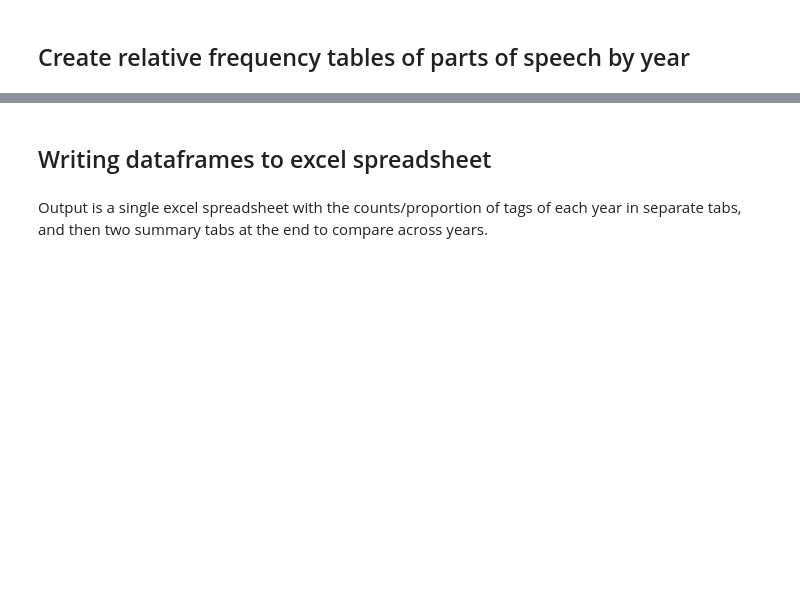
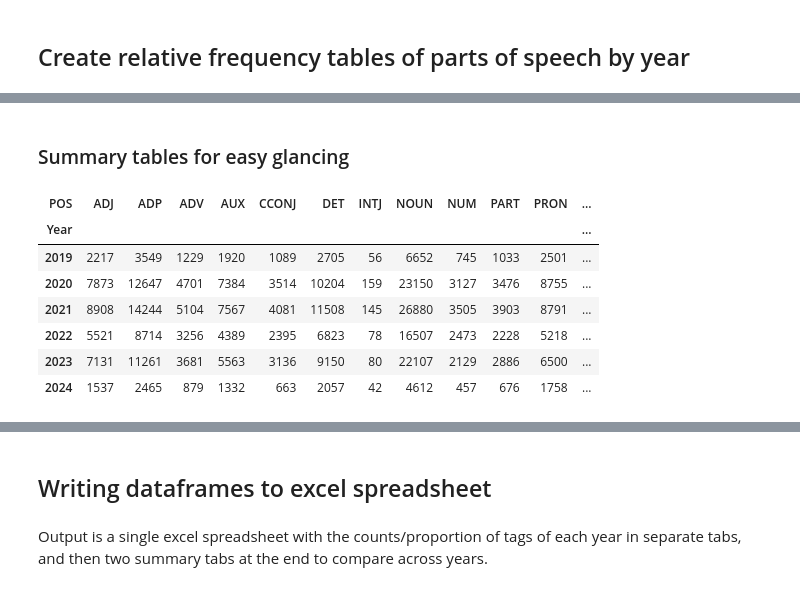
Before and after one commit to sfu-discourse-lab/fake_news_over_time, a Jupyter notebook: parts_of_speech_analysis.ipynb, the cells around one changed output, grey strips where cells are left out. Saved outputs shown, nothing was run; the diff lists cells and outputs as text; code cells hidden in the pictures; blank space fills up the shorter version.

```diff
--- a/parts_of_speech_analysis.ipynb
+++ b/parts_of_speech_analysis.ipynb
@@ -78,0 +79,4 @@ pos_df.head()
+# %%
+dataset_df["doc"] = list(nlp.pipe(dataset_df["originalBodyText"]))
+dataset_df["tokens"] = dataset_df["doc"].apply(get_tokens)
+dataset_df
@@ -255,0 +129,14 @@ prop_summary_df.head()
+# %% [markdown]
+### Summary tables for easy glancing
+# %%
+summary_counts_df = grouped_by_year["POS"].value_counts().unstack(fill_value=0)
+summary_counts_df
+# %% [output]
+| POS | ADJ | ADP | ADV | AUX | CCONJ | DET | INTJ | NOUN | NUM | PART | PRON | ... |
+| Year |  |  |  |  |  |  |  |  |  |  |  | ... |
+| 2019 | 2217 | 3549 | 1229 | 1920 | 1089 | 2705 | 56 | 6652 | 745 | 1033 | 2501 | ... |
+| 2020 | 7873 | 12647 | 4701 | 7384 | 3514 | 10204 | 159 | 23150 | 3127 | 3476 | 8755 | ... |
+| 2021 | 8908 | 14244 | 5104 | 7567 | 4081 | 11508 | 145 | 26880 | 3505 | 3903 | 8791 | ... |
+| 2022 | 5521 | 8714 | 3256 | 4389 | 2395 | 6823 | 78 | 16507 | 2473 | 2228 | 5218 | ... |
+| 2023 | 7131 | 11261 | 3681 | 5563 | 3136 | 9150 | 80 | 22107 | 2129 | 2886 | 6500 | ... |
+| 2024 | 1537 | 2465 | 879 | 1332 | 663 | 2057 | 42 | 4612 | 457 | 676 | 1758 | ... |
```
Also changed, not shown: parts of 39 cells of this notebook, 2 other files.
